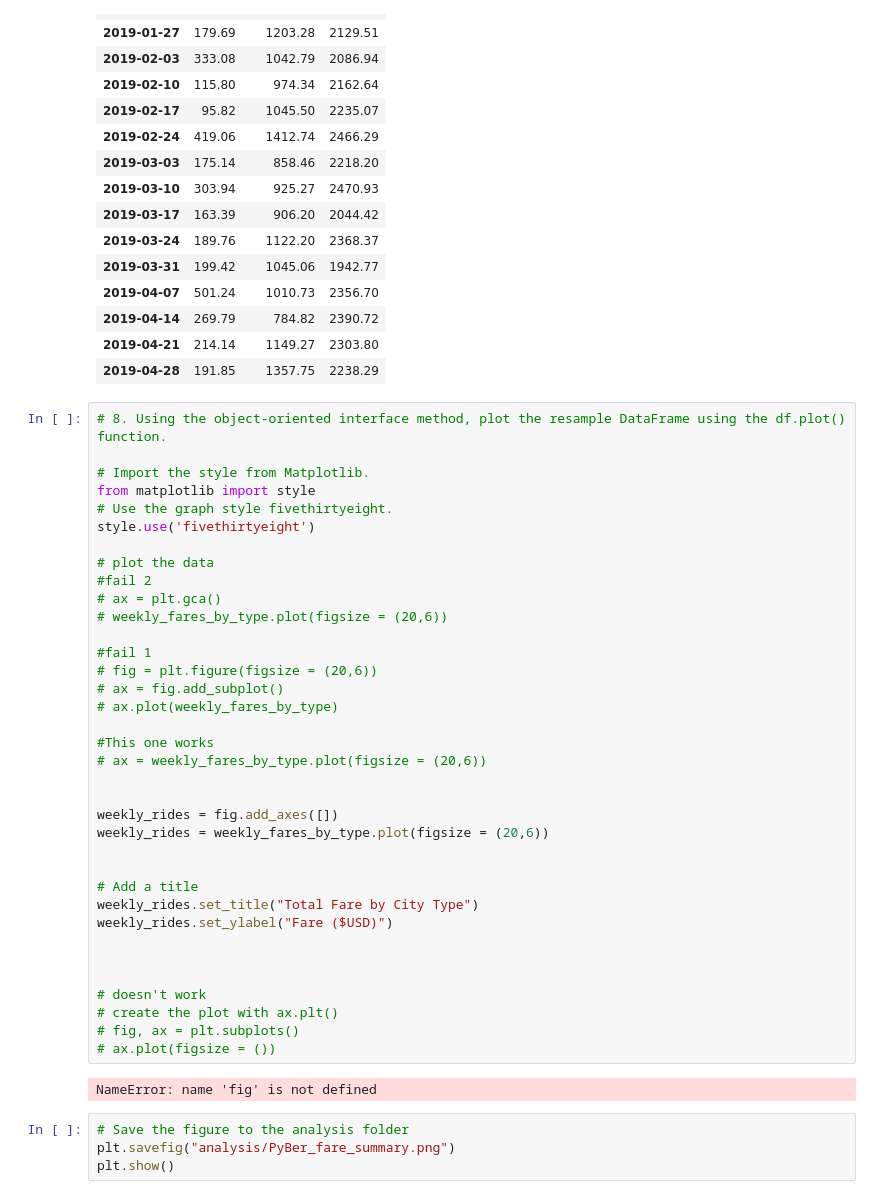
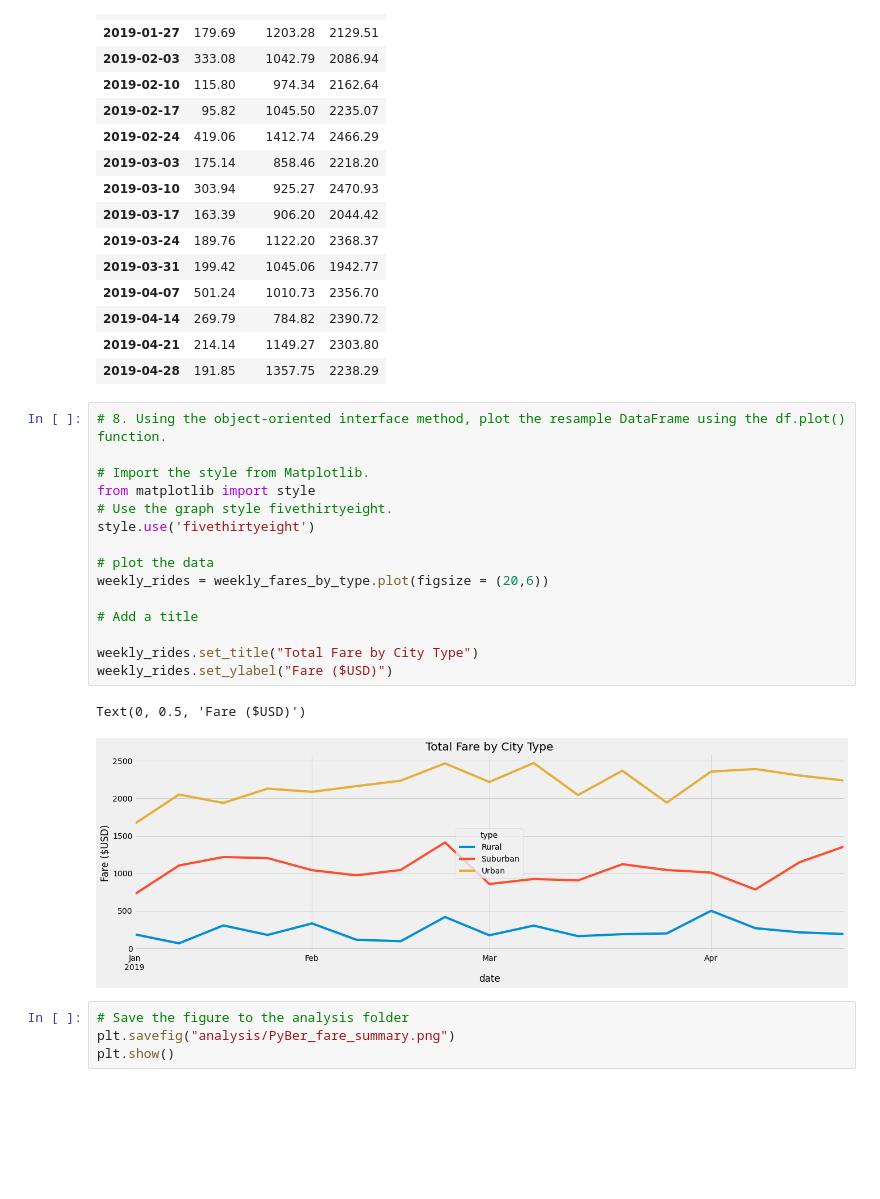
Before and after one commit to yeewalsh/PyBer_analysis, a Jupyter notebook: PyBer_Challenge.ipynb, the cells around one changed output. Cells and saved outputs as stored; diff of their text form; blank space fills up the shorter version.

```diff
--- a/PyBer_Challenge.ipynb
+++ b/PyBer_Challenge.ipynb
@@ -254,41 +254,21 @@ weekly_fares_by_type
 # %%
 # 8. Using the object-oriented interface method, plot the resample DataFrame using the df.plot() function.
 
 # Import the style from Matplotlib.
 from matplotlib import style
 # Use the graph style fivethirtyeight.
 style.use('fivethirtyeight')
 
 # plot the data
-#fail 2
-# ax = plt.gca()
-# weekly_fares_by_type.plot(figsize = (20,6))
-
-#fail 1
-# fig = plt.figure(figsize = (20,6))
-# ax = fig.add_subplot()
-# ax.plot(weekly_fares_by_type)
-
-#This one works
-# ax = weekly_fares_by_type.plot(figsize = (20,6))
-
-
-weekly_rides = fig.add_axes([])
 weekly_rides = weekly_fares_by_type.plot(figsize = (20,6))
 
+# Add a title
 
-# Add a title
 weekly_rides.set_title("Total Fare by City Type")
 weekly_rides.set_ylabel("Fare ($USD)")
-
-
-
-# doesn't work
-# create the plot with ax.plt()
-# fig, ax = plt.subplots()
-# ax.plot(figsize = ())
 # %% [output]
-NameError: name 'fig' is not defined
+Text(0, 0.5, 'Fare ($USD)')
+[figure, added]
 # %%
 # Save the figure to the analysis folder
 plt.savefig("analysis/PyBer_fare_summary.png")
```
